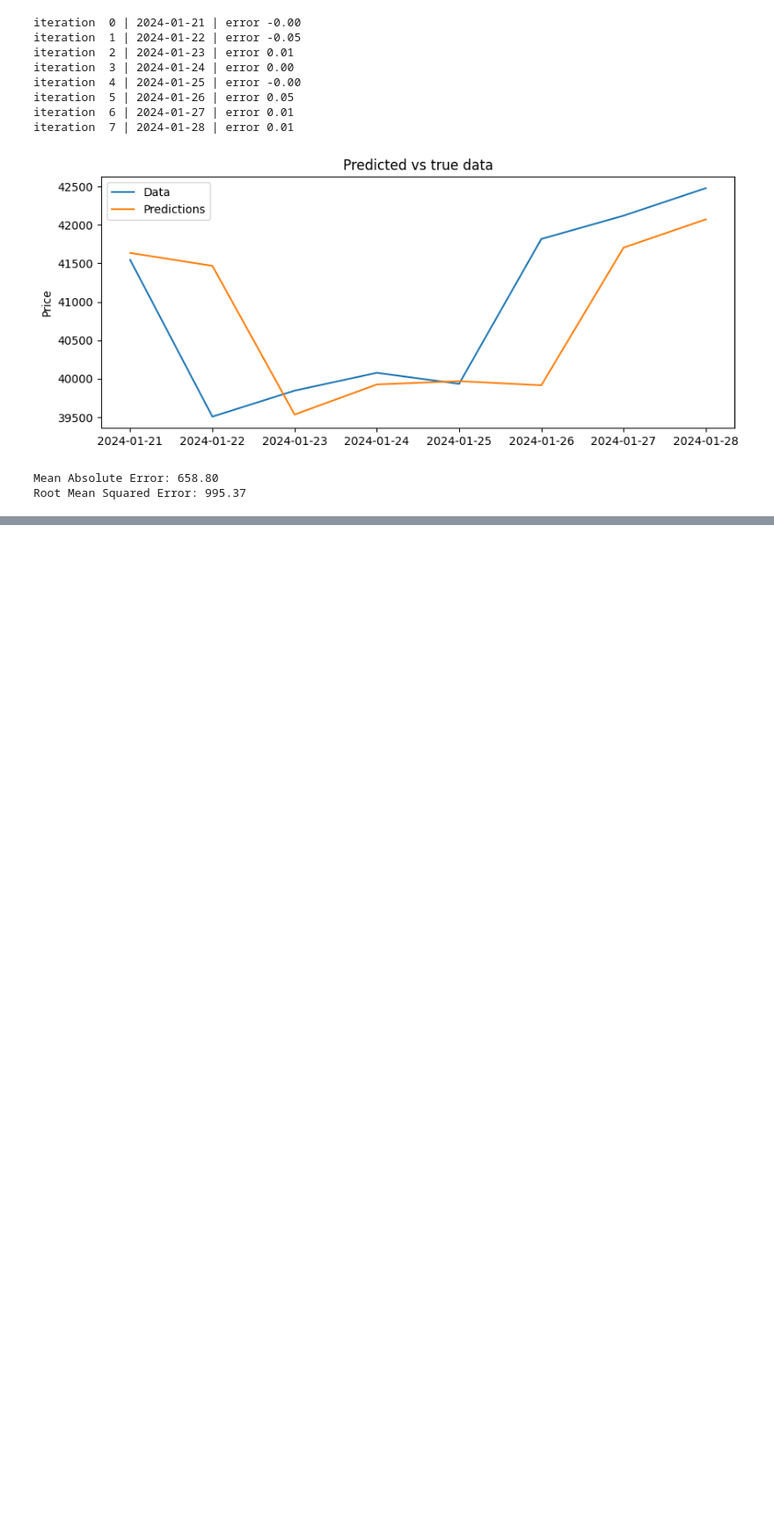
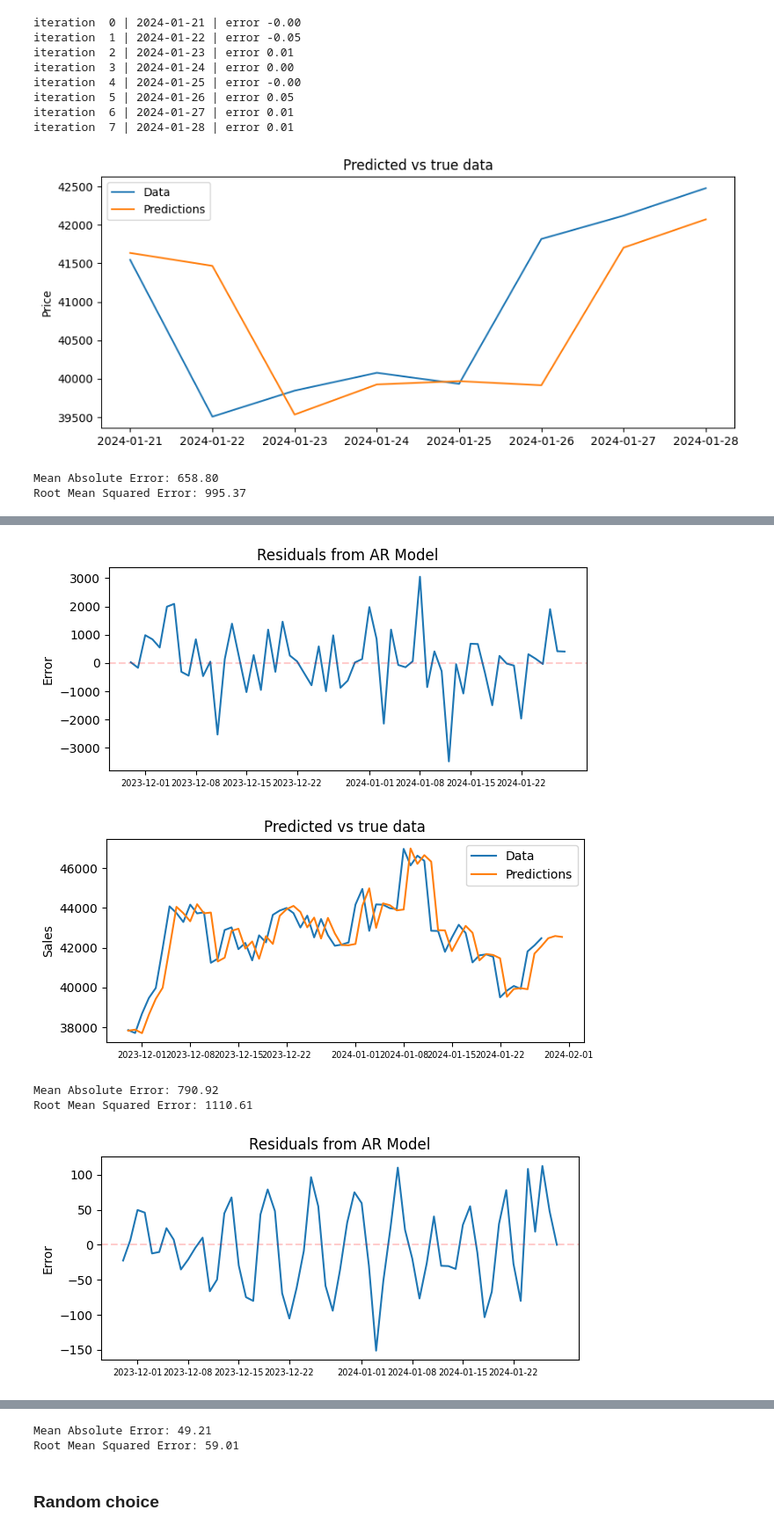
Before and after one commit to kirillsaidov/tm_forecast, a Jupyter notebook: src/tm_stocks.ipynb, the cells around one changed output, grey strips where cells are left out. Shown at 88% size. Drawn from its saved outputs; the diff is of its cells as text; code cells hidden in the pictures; blank space fills up the shorter version.

Commit message:
running simulations

```diff
--- a/src/tm_stocks.ipynb
+++ b/src/tm_stocks.ipynb
@@ -335,10 +335,6 @@ def run_training_supervised(df_train: pd.DataFrame) -> tuple[pd.DataFrame, pd.Se
     y_pred = model.predict(n_periods=1)
 
     return df_train, y_pred
-
-
-def run_simulation():
-    pass
 # %% [markdown]
 ---
 # %%
@@ -444,0 +575,12 @@ Root Mean Squared Error: 995.37
+# %%
+# split into train and test data
+start_date, end_date = df.index[0], df.index[-1] - timedelta(days=3)
+df_train = df[:end_date-timedelta(days=1)]
+df_true = df[end_date:]
+
+# transform data
+df_sim_train = df_train.close.reset_index().set_index('date')
+df_sim_true = df_true.close.reset_index().set_index('date')
+# %%
+# run simulation
+df_predictions, _ = run_simulation(df_sim_train=df_sim_train, df_sim_true=df_sim_true, n_periods=3)
@@ -444,0 +605,9 @@ Root Mean Squared Error: 995.37
+# %%
+tm_plot_report(df_sim_true, df_predictions)
+tm_plot_report(df_sim_true, df_predictions, shifted=True)
+# %% [output]
+[figure, added]
+[figure, added]
+Mean Absolute Error: 790.92
+Root Mean Squared Error: 1110.61
+[figure, added]
@@ -444,0 +615,4 @@ Root Mean Squared Error: 995.37
+Mean Absolute Error: 49.21
+Root Mean Squared Error: 59.01
+# %% [markdown]
+### Random choice
```
Also changed, not shown: parts of 10 cells of this notebook.
